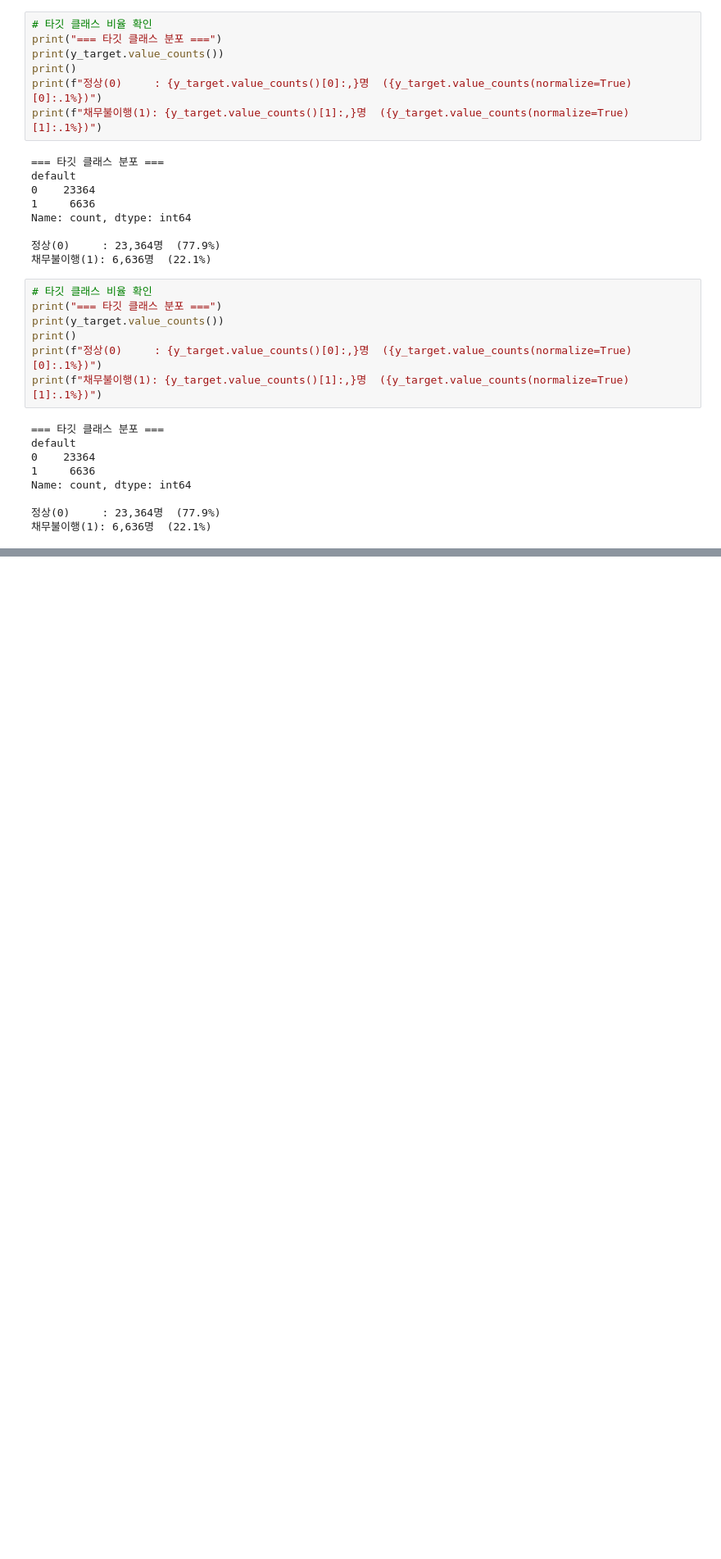
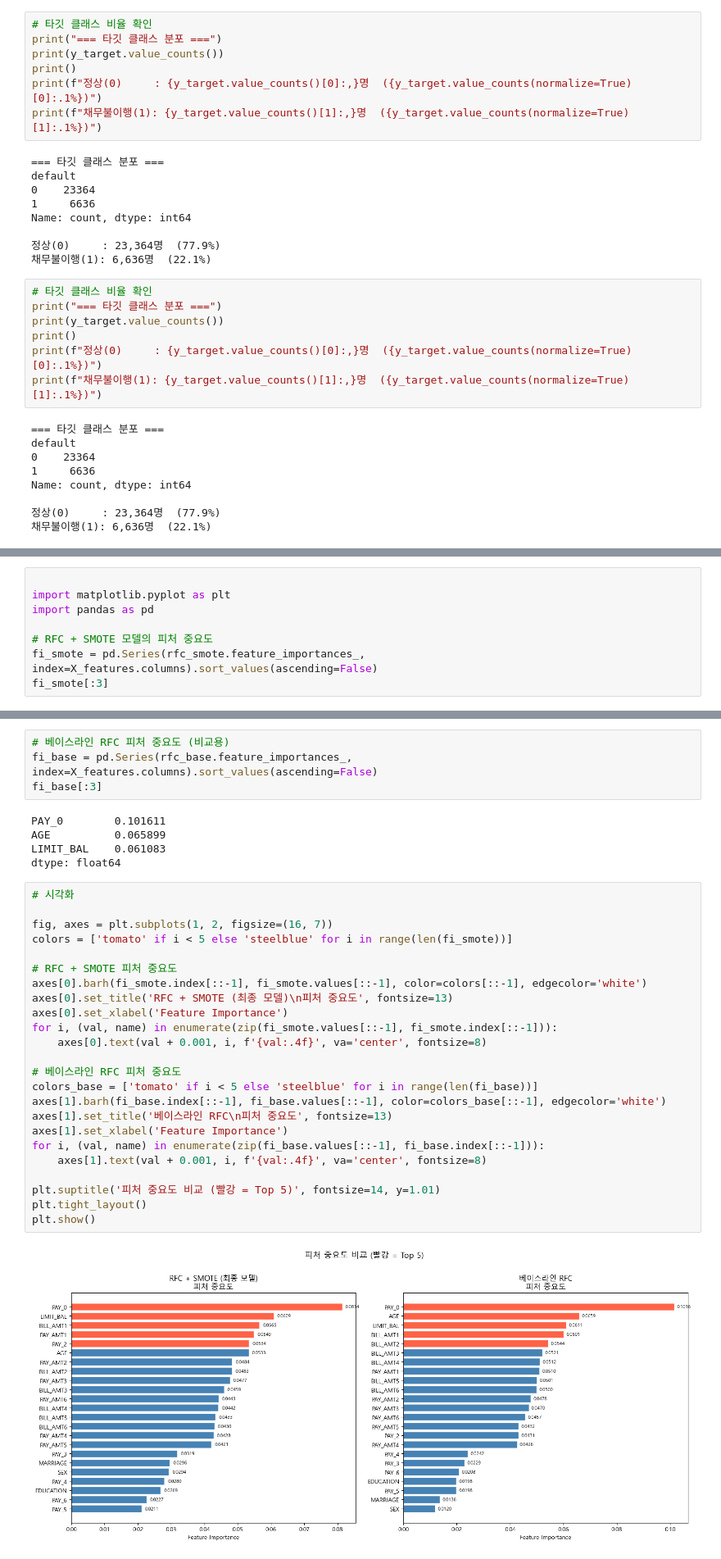
Before and after one commit to blackhole-24/hipython, a Jupyter notebook: ml/11_신용카드_채무불이행_고객예측.ipynb, the cells around one changed output, grey strips where cells are left out. Shown at 82% size. Drawn from its saved outputs; the diff is of its cells as text; blank space fills up the shorter version.

```diff
--- a/ml/11_신용카드_채무불이행_고객예측.ipynb
+++ b/ml/11_신용카드_채무불이행_고객예측.ipynb
@@ -3622,0 +522,8 @@ def get_risk_level(prob: float) -> tuple:
+# %%
+
+import matplotlib.pyplot as plt
+import pandas as pd
+
+# RFC + SMOTE 모델의 피처 중요도
+fi_smote = pd.Series(rfc_smote.feature_importances_, index=X_features.columns).sort_values(ascending=False)
+fi_smote[:3]
@@ -3622,0 +535,35 @@ def get_risk_level(prob: float) -> tuple:
+# %%
+# 베이스라인 RFC 피처 중요도 (비교용)
+fi_base = pd.Series(rfc_base.feature_importances_, index=X_features.columns).sort_values(ascending=False)
+fi_base[:3]
+# %% [output]
+PAY_0        0.101611
+AGE          0.065899
+LIMIT_BAL    0.061083
+dtype: float64
+# %%
+# 시각화
+
+fig, axes = plt.subplots(1, 2, figsize=(16, 7))
+colors = ['tomato' if i < 5 else 'steelblue' for i in range(len(fi_smote))]
+
+# RFC + SMOTE 피처 중요도
+axes[0].barh(fi_smote.index[::-1], fi_smote.values[::-1], color=colors[::-1], edgecolor='white')
+axes[0].set_title('RFC + SMOTE (최종 모델)\n피처 중요도', fontsize=13)
+axes[0].set_xlabel('Feature Importance')
+for i, (val, name) in enumerate(zip(fi_smote.values[::-1], fi_smote.index[::-1])):
+    axes[0].text(val + 0.001, i, f'{val:.4f}', va='center', fontsize=8)
+
+# 베이스라인 RFC 피처 중요도
+colors_base = ['tomato' if i < 5 else 'steelblue' for i in range(len(fi_base))]
+axes[1].barh(fi_base.index[::-1], fi_base.values[::-1], color=colors_base[::-1], edgecolor='white')
+axes[1].set_title('베이스라인 RFC\n피처 중요도', fontsize=13)
+axes[1].set_xlabel('Feature Importance')
+for i, (val, name) in enumerate(zip(fi_base.values[::-1], fi_base.index[::-1])):
+    axes[1].text(val + 0.001, i, f'{val:.4f}', va='center', fontsize=8)
+
+plt.suptitle('피처 중요도 비교 (빨강 = Top 5)', fontsize=14, y=1.01)
+plt.tight_layout()
+plt.show()
+# %% [output]
+[figure, added]
```
Also changed, not shown: parts of 140 cells of this notebook, 2 other files.
